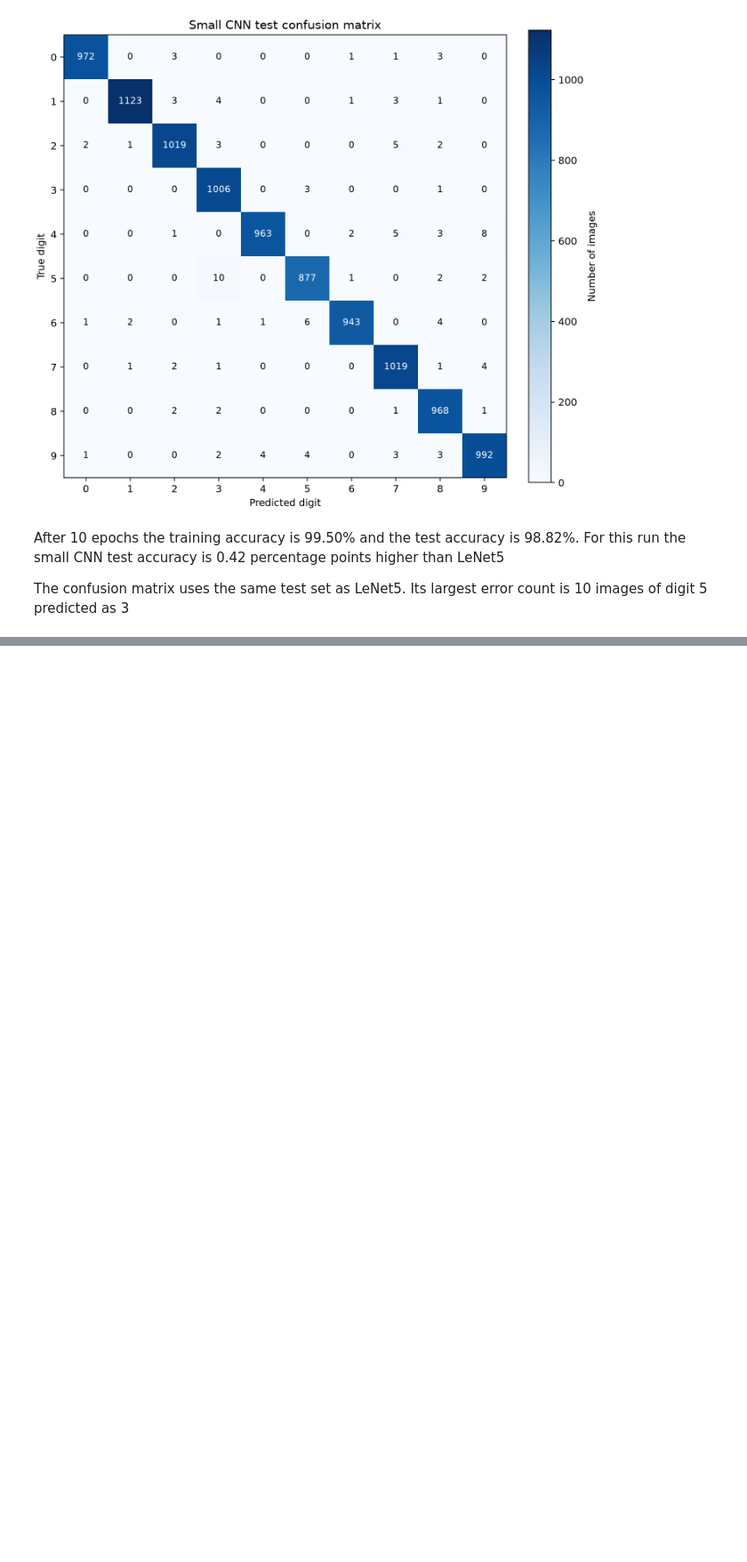
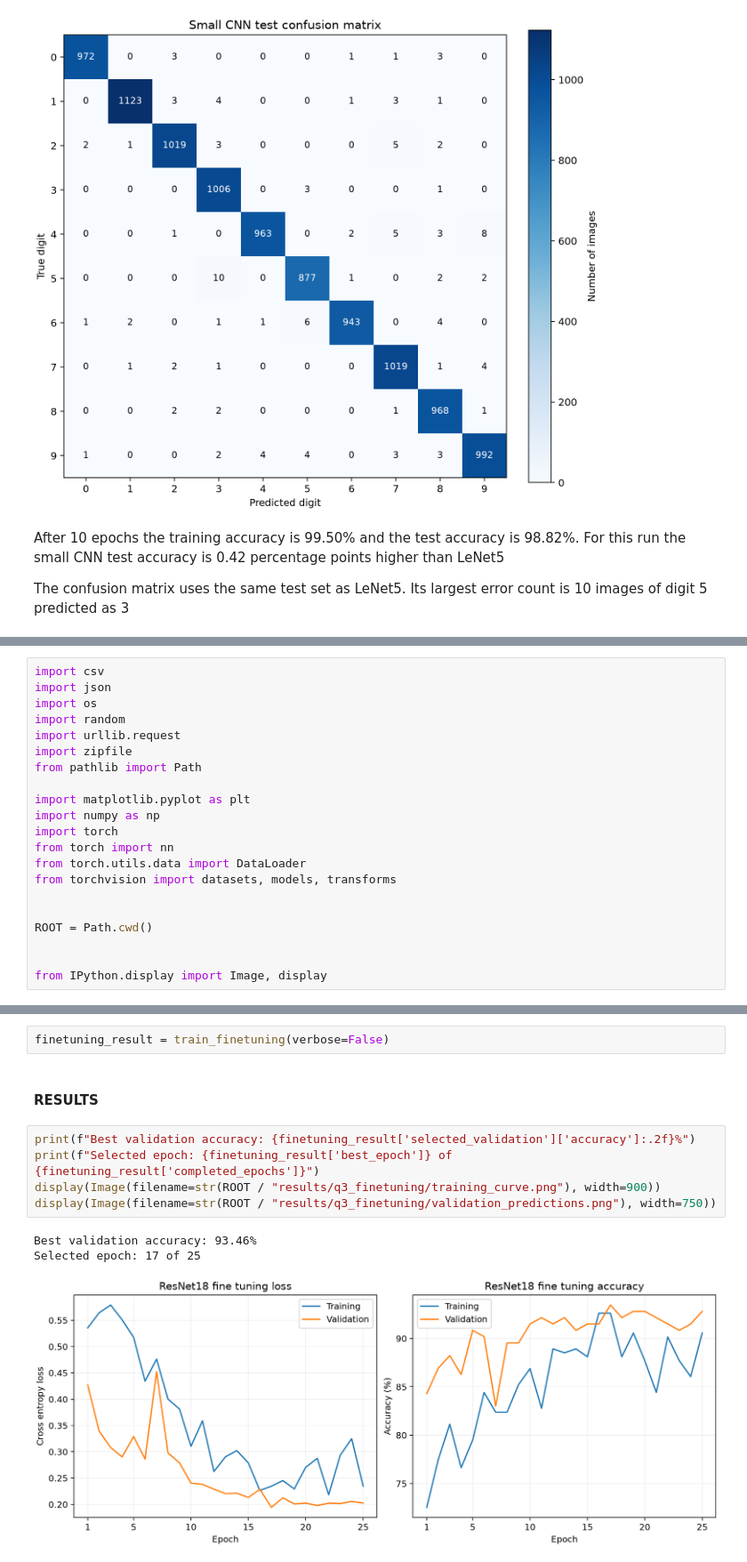
Before and after one commit to hakammra/EN3160_Assignment03, a Jupyter notebook: assignment03.ipynb, the cells around one changed output, grey strips where cells are left out. Shown at 89% size. Drawn from its saved outputs; the diff is of its cells as text; blank space fills up the shorter version.

```diff
--- a/assignment03.ipynb
+++ b/assignment03.ipynb
@@ -748,0 +757,21 @@ The confusion matrix uses the same test set as LeNet5. Its largest error count i
+# %%
+import csv
+import json
+import os
+import random
+import urllib.request
+import zipfile
+from pathlib import Path
+
+import matplotlib.pyplot as plt
+import numpy as np
+import torch
+from torch import nn
+from torch.utils.data import DataLoader
+from torchvision import datasets, models, transforms
+
+
+ROOT = Path.cwd()
+
+
+from IPython.display import Image, display
@@ -748,0 +965,13 @@ The confusion matrix uses the same test set as LeNet5. Its largest error count i
+# %%
+finetuning_result = train_finetuning(verbose=False)
+# %% [markdown]
+#### RESULTS
+# %%
+print(f"Best validation accuracy: {finetuning_result['selected_validation']['accuracy']:.2f}%")
+print(f"Selected epoch: {finetuning_result['best_epoch']} of {finetuning_result['completed_epochs']}")
+display(Image(filename=str(ROOT / "results/q3_finetuning/training_curve.png"), width=900))
+display(Image(filename=str(ROOT / "results/q3_finetuning/validation_predictions.png"), width=750))
+# %% [output]
+Best validation accuracy: 93.46%
+Selected epoch: 17 of 25
+[figure, added]
```
Also changed, not shown: parts of 11 cells of this notebook, 6 other files.
